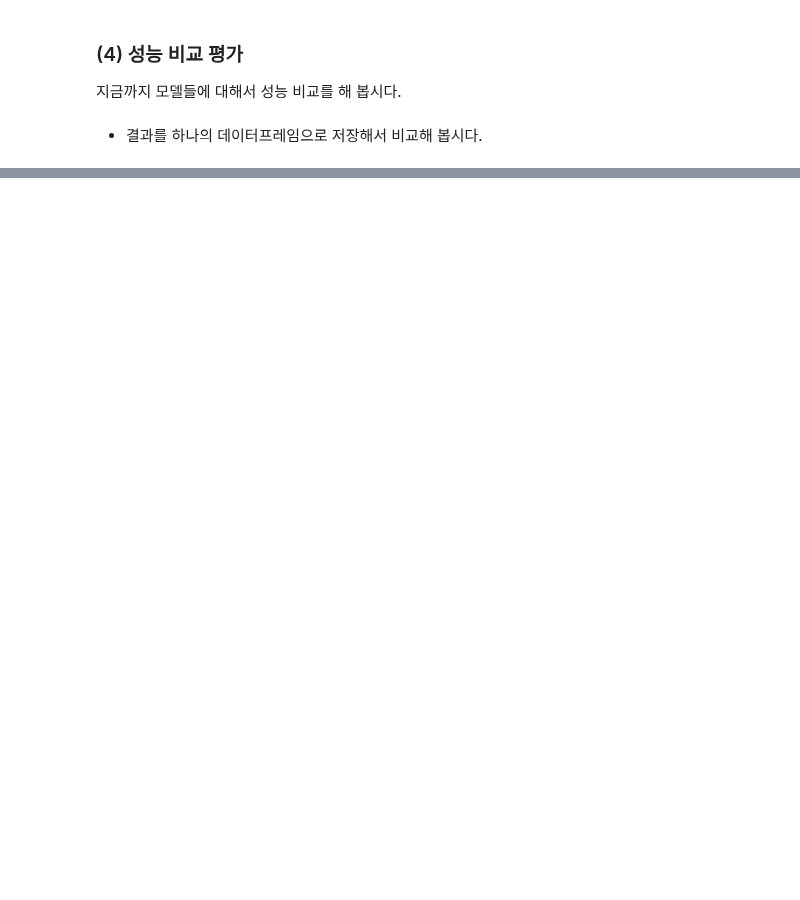
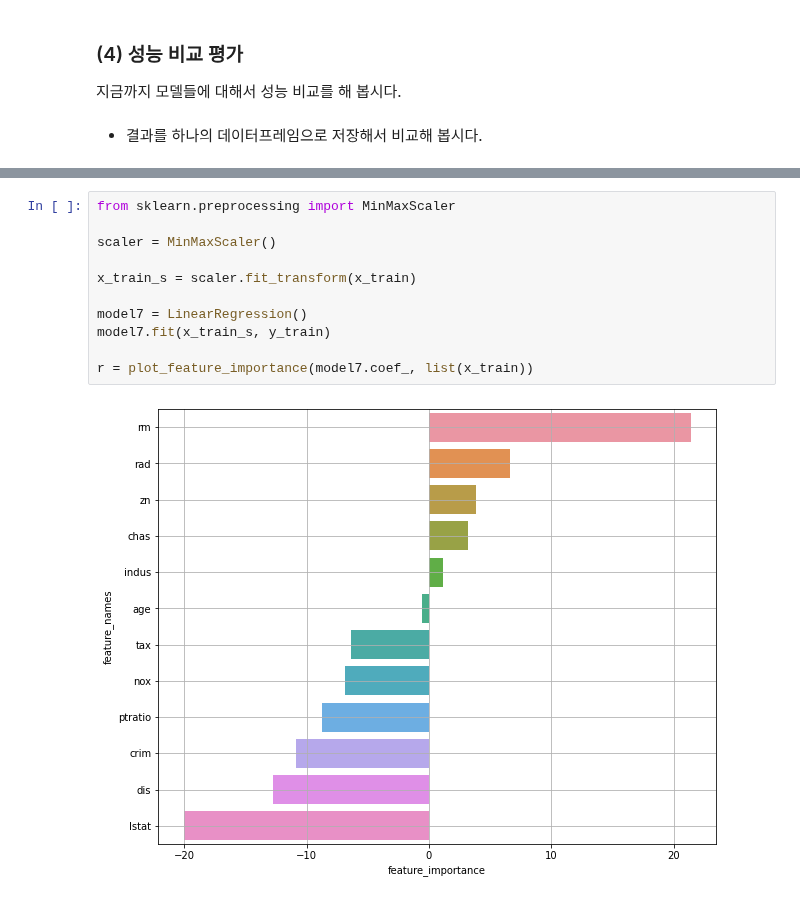
Before and after one commit to cyeongy/kt-aivle, a Jupyter notebook: [AI]머신러닝_실습자료/02과 Linear Regression.ipynb, the cells around one changed output, grey strips where cells are left out. Drawn from its saved outputs; the diff is of its cells as text; blank space fills up the shorter version.

```diff
--- a/[AI]머신러닝_실습자료/02과 Linear Regression.ipynb
+++ b/[AI]머신러닝_실습자료/02과 Linear Regression.ipynb
@@ -212,0 +580,13 @@ x_val3 = x_val[features]
+# %%
+from sklearn.preprocessing import MinMaxScaler
+
+scaler = MinMaxScaler()
+
+x_train_s = scaler.fit_transform(x_train)
+
+model7 = LinearRegression()
+model7.fit(x_train_s, y_train)
+
+r = plot_feature_importance(model7.coef_, list(x_train))
+# %% [output]
+[figure, added]
```
Also changed, not shown: parts of 69 cells of this notebook.
